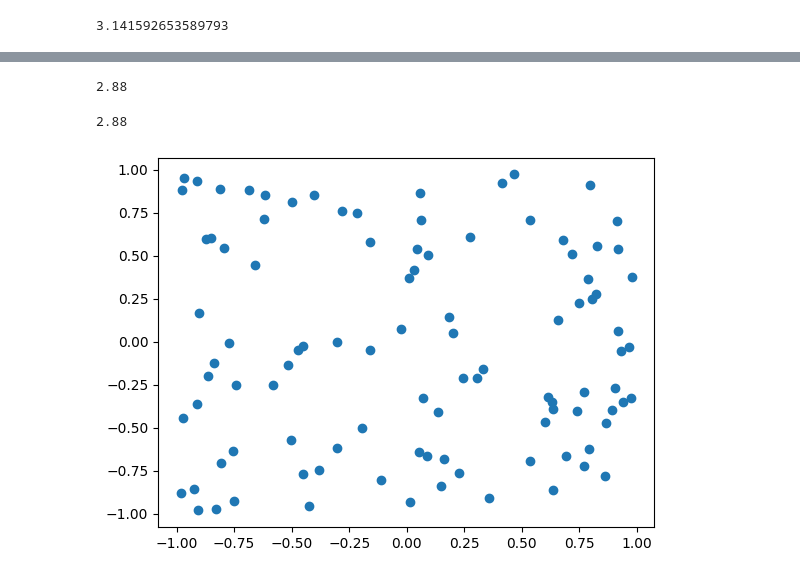
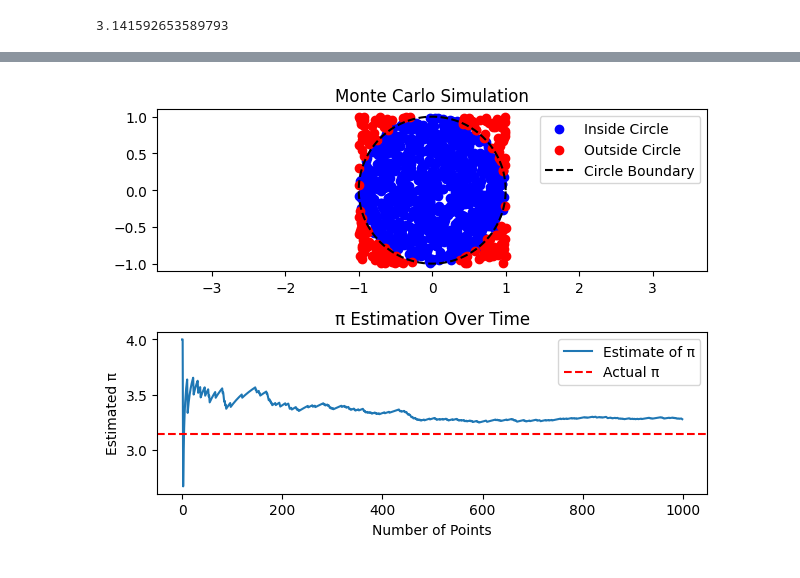
Before and after one commit to GREER-J/learn_cicd, a Jupyter notebook: derivation/MC_pi.ipynb, the cells around one changed output, grey strips where cells are left out. Drawn from its saved outputs; the diff is of its cells as text; code cells hidden in the pictures.

```diff
--- a/derivation/MC_pi.ipynb
+++ b/derivation/MC_pi.ipynb
@@ -33,12 +32,0 @@ s / N
-# %%
-N = 100
-X = np.random.uniform(-1, 1, (N, 2))
-
-s = 0
-for i, (x, y) in enumerate(X):
-    z = np.sqrt(x**2 + y**2)
-    if z <= 1:
-        s += 1
-print(4*(s / N))
-# %% [output]
-2.88
@@ -45,16 +36,49 @@ print(4*(s / N))
 # %%
-f = 4*(sum([1 for (x,y) in X if np.sqrt(x**2 + y**2) <= 1 else 0])/N)
-f
+s = [1 if np.sqrt(x**2 + y**2) <= 1 else 0 for x, y in X]
-# %% [output]
-2.88
-# %%
-import matplotlib.pyplot as plt
-
-plt.subplot(2,1,1)
-plt.scatter(X[:,0], X[:,1])
-
-plt.subplot(2,1,2)
-plt.scatter()
-plt.show()
-# %% [output]
-[figure, removed]
+# %%
+import numpy as np
+import matplotlib.pyplot as plt
+
+def generate_data(N):
+    """Generate random points in a square [-1, 1] x [-1, 1]."""
+    return np.random.uniform(-1, 1, (N, 2))
+
+def calculate_pi(X):
+    """Calculate the estimate of π using Monte Carlo method."""
+    distances = np.sqrt(X[:, 0]**2 + X[:, 1]**2)
+    inside_circle = distances <= 1
+    history = 4 * np.cumsum(inside_circle) / np.arange(1, len(inside_circle) + 1)
+    return inside_circle, history
+
+def visualize_results(X, inside_circle, history):
+    """Visualize the points and π estimation."""
+    theta = np.linspace(0, 2 * np.pi, 500)  # Circle boundary
+
+    # Top plot: Scatter plot of points
+    plt.subplot(2, 1, 1)
+    plt.scatter(X[inside_circle, 0], X[inside_circle, 1], color='blue', label='Inside Circle')
+    plt.scatter(X[~inside_circle, 0], X[~inside_circle, 1], color='red', label='Outside Circle')
+    plt.plot(np.cos(theta), np.sin(theta), color='black', linestyle='--', label='Circle Boundary')
+    plt.axis('equal')
+    plt.title('Monte Carlo Simulation')
+    plt.legend()
+
+    # Bottom plot: π estimation
+    plt.subplot(2, 1, 2)
+    plt.plot(history, label='Estimate of π')
+    plt.axhline(np.pi, color='red', linestyle='--', label='Actual π')
+    plt.title('π Estimation Over Time')
+    plt.xlabel('Number of Points')
+    plt.ylabel('Estimated π')
+    plt.legend()
+
+    plt.tight_layout()
+    plt.show()
+
+# Main workflow
+N = 1000
+X = generate_data(N)
+inside_circle, history = calculate_pi(X)
+visualize_results(X, inside_circle, history)
+# %% [output]
+[figure, added]
```
Also changed, not shown: parts of 3 cells of this notebook, 7 other files.
